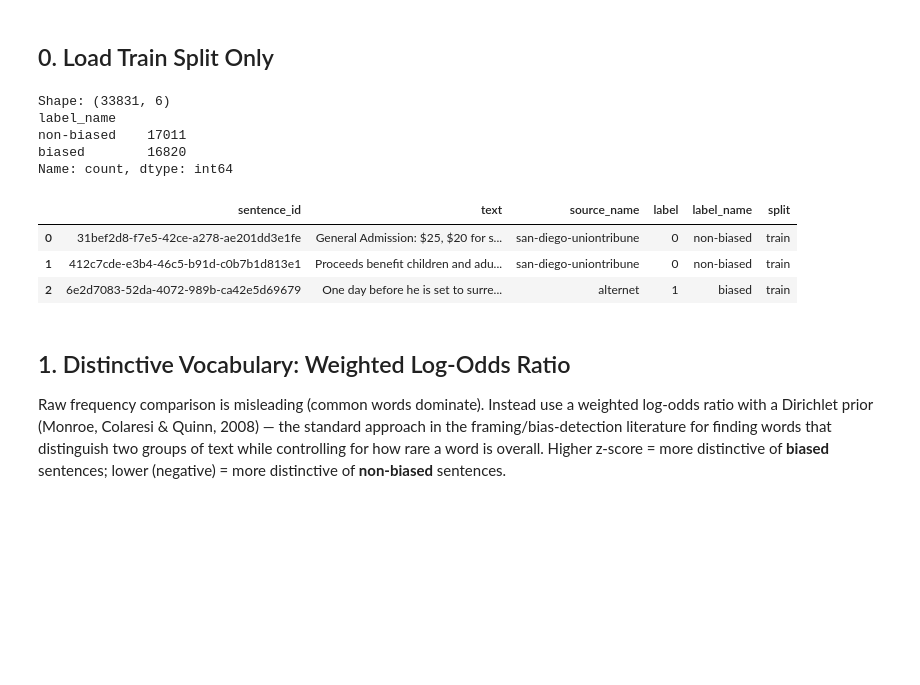
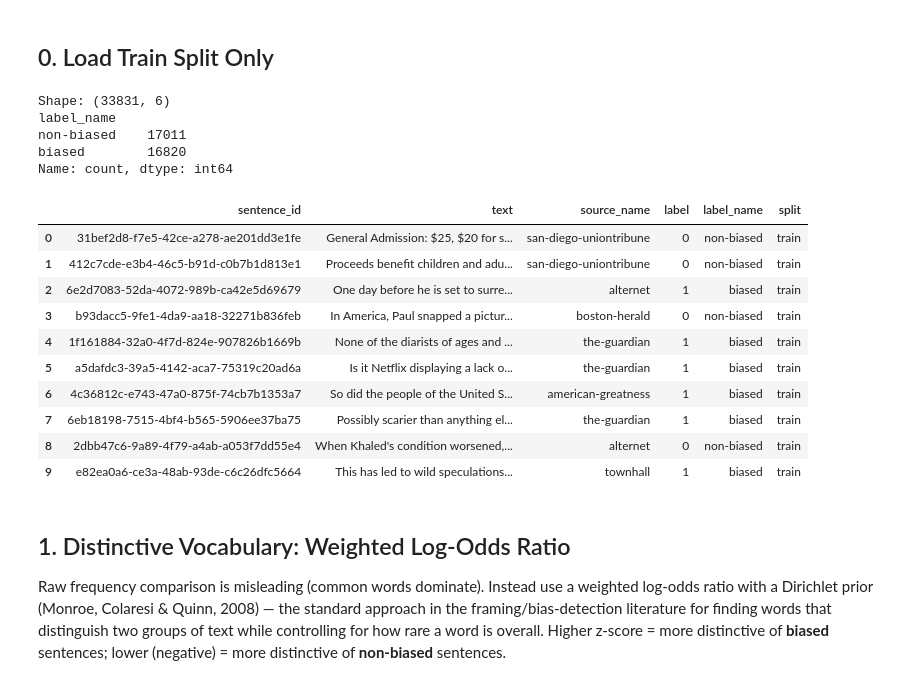
Before and after one commit to VishnuNair1234/notebook, a Jupyter notebook: 02_bias_eda_lexical_stylistic.ipynb, the cells around one changed output. Cells and saved outputs as stored; diff of their text form; code cells hidden in the pictures; blank space fills up the shorter version.

```diff
--- a/02_bias_eda_lexical_stylistic.ipynb
+++ b/02_bias_eda_lexical_stylistic.ipynb
@@ -59,21 +71,28 @@ np.random.seed(RANDOM_STATE)
 # %%
 DATA_DIR = Path("./data/outputs")
 OUTPUT_DIR = Path("./data/outputs")
 
 df = pd.read_csv(DATA_DIR / "anno_lexical_train_clean.csv")
 print(f"Shape: {df.shape}")
 print(df["label_name"].value_counts())
-df.head(3)
+df.head(10)
 # %% [output]
 Shape: (33831, 6)
 label_name
 non-biased    17011
 biased        16820
 Name: count, dtype: int64
 |  | sentence_id | text | source_name | label | label_name | split |
 | 0 | 31bef2d8-f7e5-42ce-a278-ae201dd3e1fe | General Admission: $25, $20 for s... | san-diego-uniontribune | 0 | non-biased | train |
 | 1 | 412c7cde-e3b4-46c5-b91d-c0b7b1d813e1 | Proceeds benefit children and adu... | san-diego-uniontribune | 0 | non-biased | train |
 | 2 | 6e2d7083-52da-4072-989b-ca42e5d69679 | One day before he is set to surre... | alternet | 1 | biased | train |
+| 3 | b93dacc5-9fe1-4da9-aa18-32271b836feb | In America, Paul snapped a pictur... | boston-herald | 0 | non-biased | train |
+| 4 | 1f161884-32a0-4f7d-824e-907826b1669b | None of the diarists of ages and ... | the-guardian | 1 | biased | train |
+| 5 | a5dafdc3-39a5-4142-aca7-75319c20ad6a | Is it Netflix displaying a lack o... | the-guardian | 1 | biased | train |
+| 6 | 4c36812c-e743-47a0-875f-74cb7b1353a7 | So did the people of the United S... | american-greatness | 1 | biased | train |
+| 7 | 6eb18198-7515-4bf4-b565-5906ee37ba75 | Possibly scarier than anything el... | the-guardian | 1 | biased | train |
+| 8 | 2dbb47c6-9a89-4f79-a4ab-a053f7dd55e4 | When Khaled's condition worsened,... | alternet | 0 | non-biased | train |
+| 9 | e82ea0a6-ce3a-48ab-93de-c6c26dfc5664 | This has led to wild speculations... | townhall | 1 | biased | train |
 # %% [markdown]
 ## 1. Distinctive Vocabulary: Weighted Log-Odds Ratio
 
```
Also changed, not shown: parts of 2 cells of this notebook, 2 other files.
